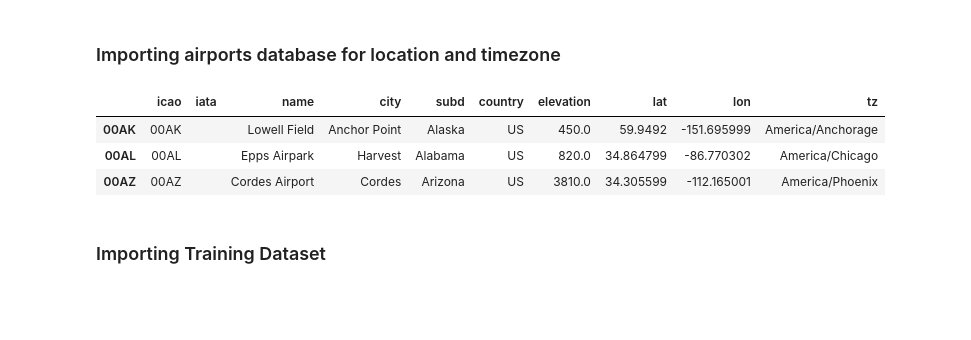
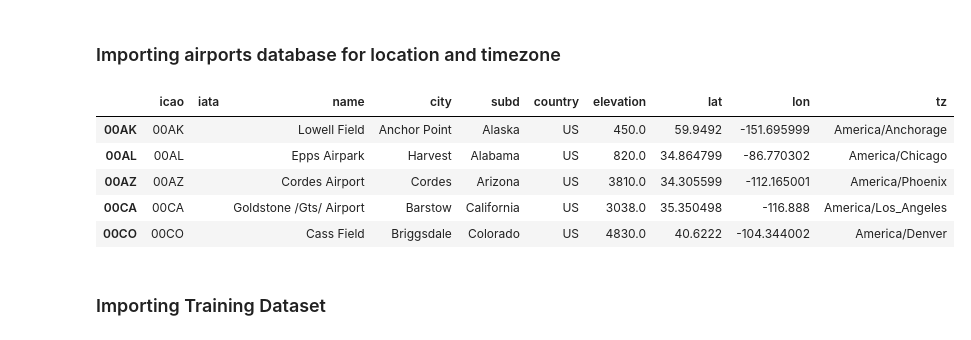
Before and after one commit to SabeehRaza-DS/flight_delay_prediction, a Jupyter notebook: 01-EDA-Flight_delay_visualization.ipynb, the cells around one changed output. Saved outputs shown, nothing was run; the diff lists cells and outputs as text; code cells hidden in the pictures; blank space fills up the shorter version.

```diff
--- a/01-EDA-Flight_delay_visualization.ipynb
+++ b/01-EDA-Flight_delay_visualization.ipynb
@@ -38,18 +38,20 @@ from models.code_plot import *
 # %%
 # importing airports database for location and timezone
 # pip install airportsdata
 
 import airportsdata
 
 airports = airportsdata.load()  # key is ICAO code, the default
 df_1 = pd.DataFrame(airports).transpose()
 
-df_1.head(3)
+df_1.head()
 # %% [output]
 |  | icao | iata | name | city | subd | country | elevation | lat | lon | tz |
 | 00AK | 00AK |  | Lowell Field | Anchor Point | Alaska | US | 450.0 | 59.9492 | -151.695999 | America/Anchorage |
 | 00AL | 00AL |  | Epps Airpark | Harvest | Alabama | US | 820.0 | 34.864799 | -86.770302 | America/Chicago |
 | 00AZ | 00AZ |  | Cordes Airport | Cordes | Arizona | US | 3810.0 | 34.305599 | -112.165001 | America/Phoenix |
+| 00CA | 00CA |  | Goldstone /Gts/ Airport | Barstow | California | US | 3038.0 | 35.350498 | -116.888 | America/Los_Angeles |
+| 00CO | 00CO |  | Cass Field | Briggsdale | Colorado | US | 4830.0 | 40.6222 | -104.344002 | America/Denver |
 # %% [markdown]
 ### Importing Training Dataset
 # %%
```
Also changed, not shown: 1 other file.
